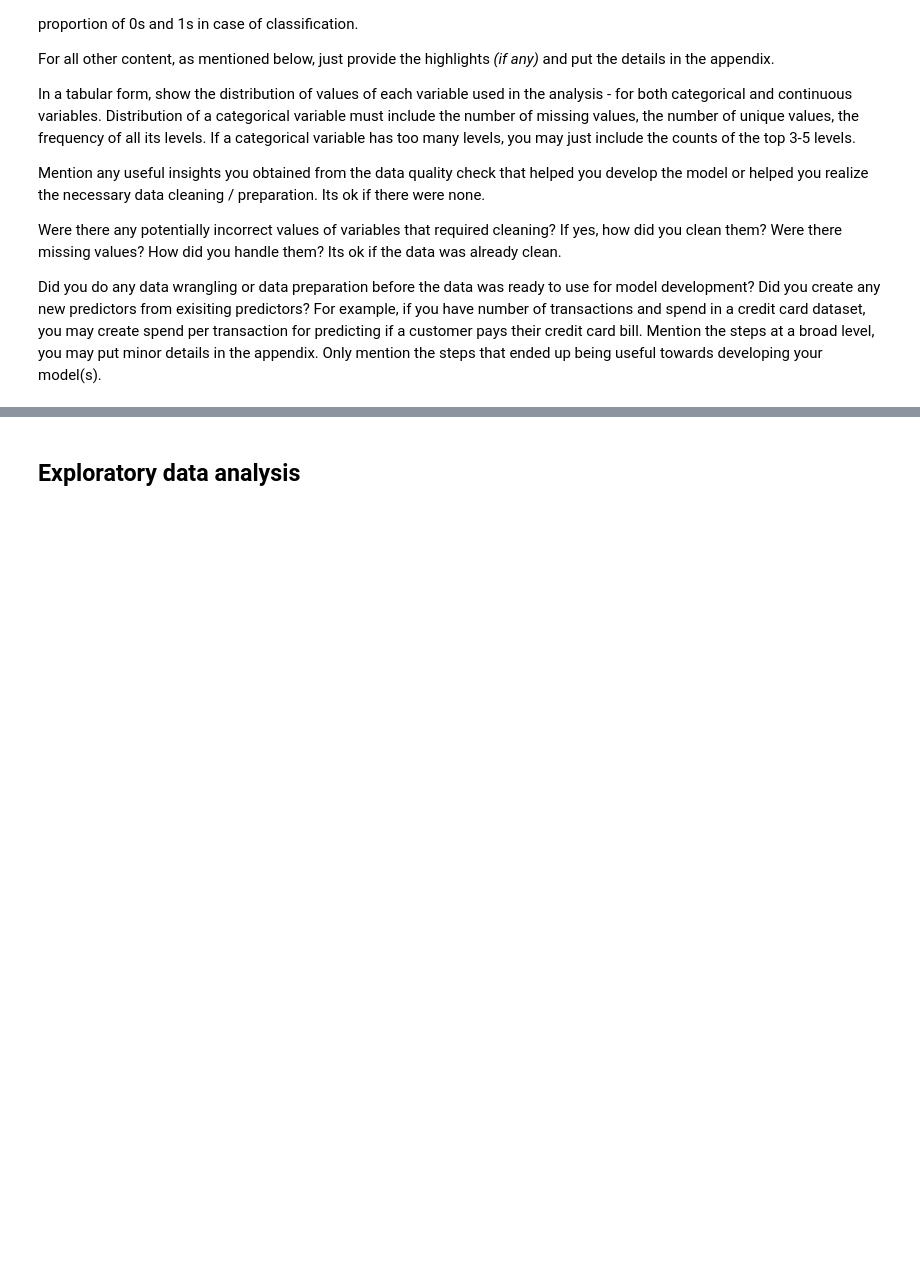
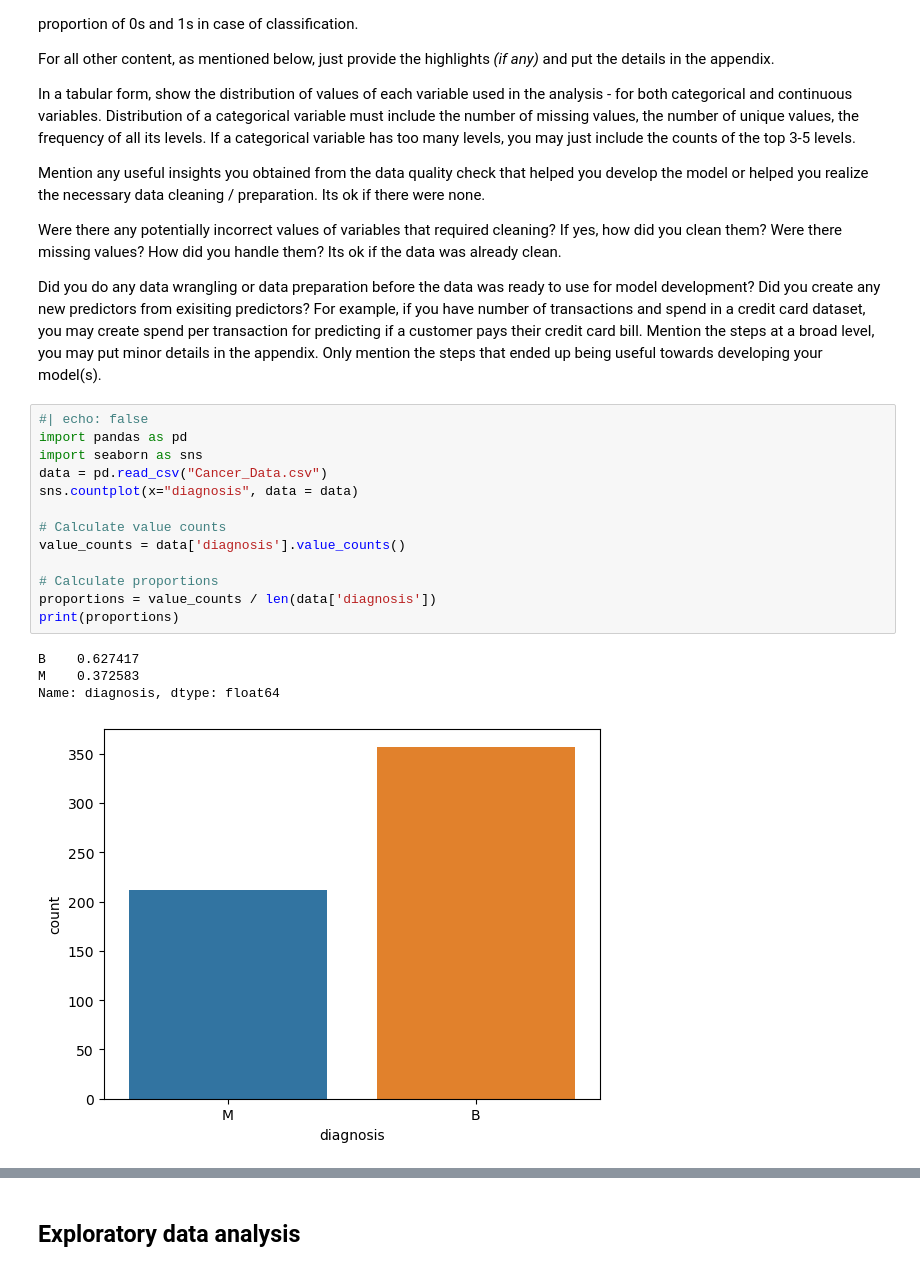
Before and after one commit to alandaz/Springrepo, a Jupyter notebook: Project Report Template.ipynb, the cells around one changed output, grey strips where cells are left out. Cells and saved outputs as stored; diff of their text form; blank space fills up the shorter version.

Commit message:
update
project code + report (data)

```diff
--- a/Project Report Template.ipynb
+++ b/Project Report Template.ipynb
@@ -70,3 +70,21 @@ Mention any useful insights you obtained from the data quality check that helped
 Were there any potentially incorrect values of variables that required cleaning? If yes, how did you clean them? Were there missing values? How did you handle them? Its ok if the data was already clean.
 
 Did you do any data wrangling or data preparation before the data was ready to use for model development? Did you create any new predictors from exisiting predictors? For example, if you have number of transactions and spend in a credit card dataset, you may create spend per transaction for predicting if a customer pays their credit card bill. Mention the steps at a broad level, you may put minor details in the appendix. Only mention the steps that ended up being useful towards developing your model(s).
+# %%
+#| echo: false
+import pandas as pd
+import seaborn as sns
+data = pd.read_csv("Cancer_Data.csv")
+sns.countplot(x="diagnosis", data = data)
+
+# Calculate value counts
+value_counts = data['diagnosis'].value_counts()
+
+# Calculate proportions
+proportions = value_counts / len(data['diagnosis'])
+print(proportions)
+# %% [output]
+B    0.627417
+M    0.372583
+Name: diagnosis, dtype: float64
+[figure, added]
```
Also changed, not shown: parts of 2 cells of this notebook, 3 other files.
